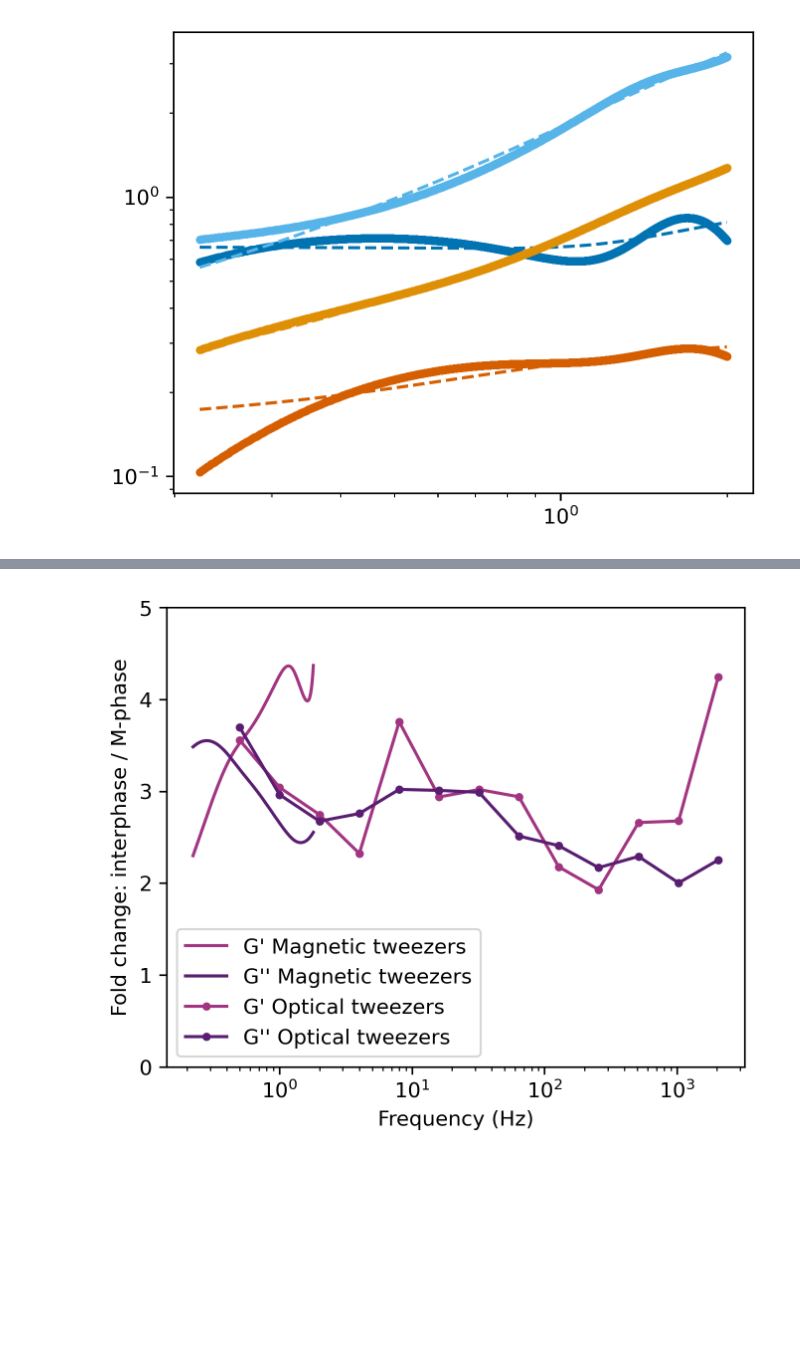
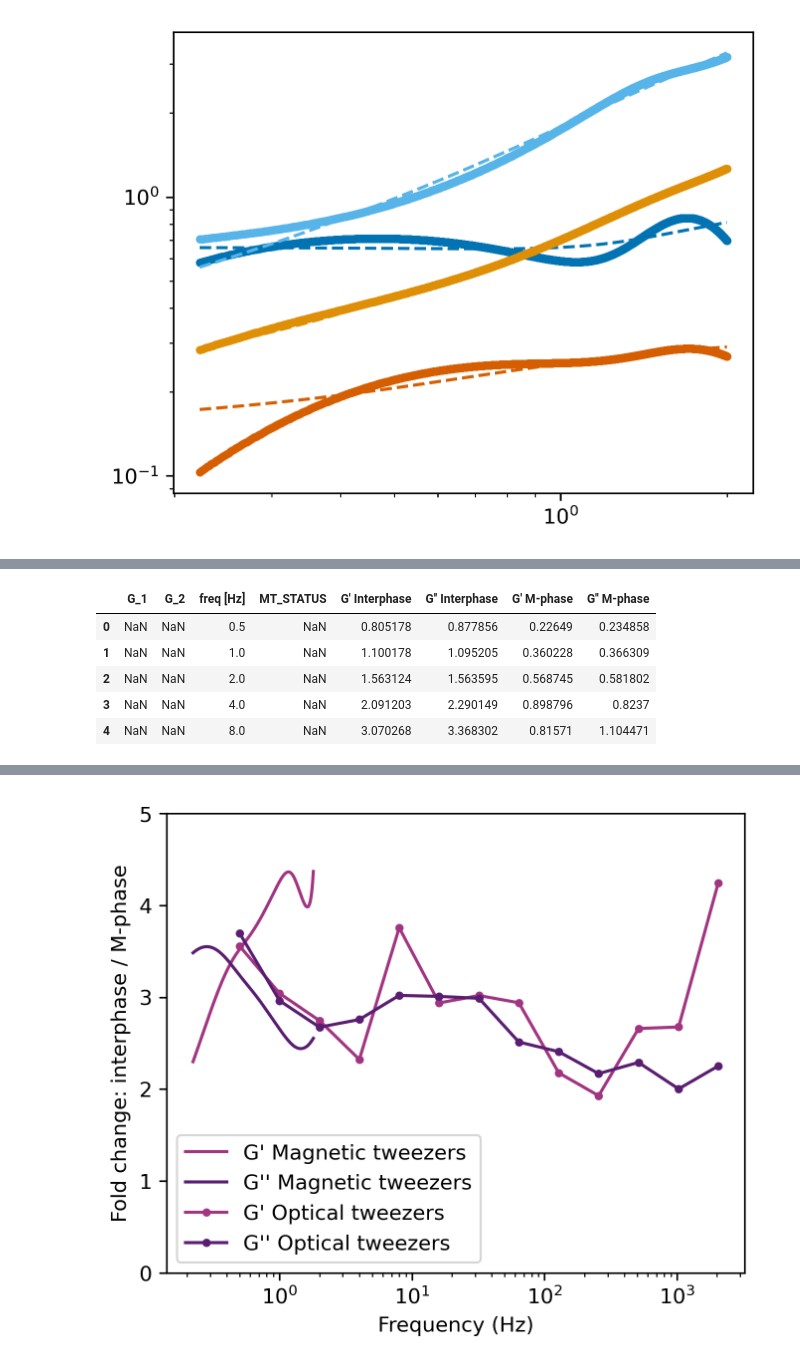
Before and after one commit to ursaursic/cytokinesis_zebrafish, a Jupyter notebook: beads_in_zebrafish/magnetic_tweezers_SD/5_plot_OT_MgTw.ipynb, the cells around one changed output, grey strips where cells are left out. Drawn from its saved outputs; the diff is of its cells as text; code cells hidden in the pictures; blank space fills up the shorter version.

```diff
--- a/beads_in_zebrafish/magnetic_tweezers_SD/5_plot_OT_MgTw.ipynb
+++ b/beads_in_zebrafish/magnetic_tweezers_SD/5_plot_OT_MgTw.ipynb
@@ -314,3 +323,13 @@ plt.savefig(f'/Volumes/cytokinesis-zebrafish-collab/magnetic_tweezers_SD/3_plots
+# %%
+df_OT_mean.to_csv('/Volumes/cytokinesis-zebrafish-collab/magnetic_tweezers_SD/3_plots/results/elastic_and_viscous_moduli_OT_mean.csv')
+df_OT_mean.head()
+# %% [output]
+|  | G_1 | G_2 | freq [Hz] | MT_STATUS | G' Interphase | G'' Interphase | G' M-phase | G'' M-phase |
+| 0 | NaN | NaN | 0.5 | NaN | 0.805178 | 0.877856 | 0.22649 | 0.234858 |
+| 1 | NaN | NaN | 1.0 | NaN | 1.100178 | 1.095205 | 0.360228 | 0.366309 |
+| 2 | NaN | NaN | 2.0 | NaN | 1.563124 | 1.563595 | 0.568745 | 0.581802 |
+| 3 | NaN | NaN | 4.0 | NaN | 2.091203 | 2.290149 | 0.898796 | 0.8237 |
+| 4 | NaN | NaN | 8.0 | NaN | 3.070268 | 3.368302 | 0.81571 | 1.104471 |
 # %%
 df_OT_all.head(5)
 # %% [output]
```
Also changed, not shown: parts of 4 cells of this notebook, 1 other file.
